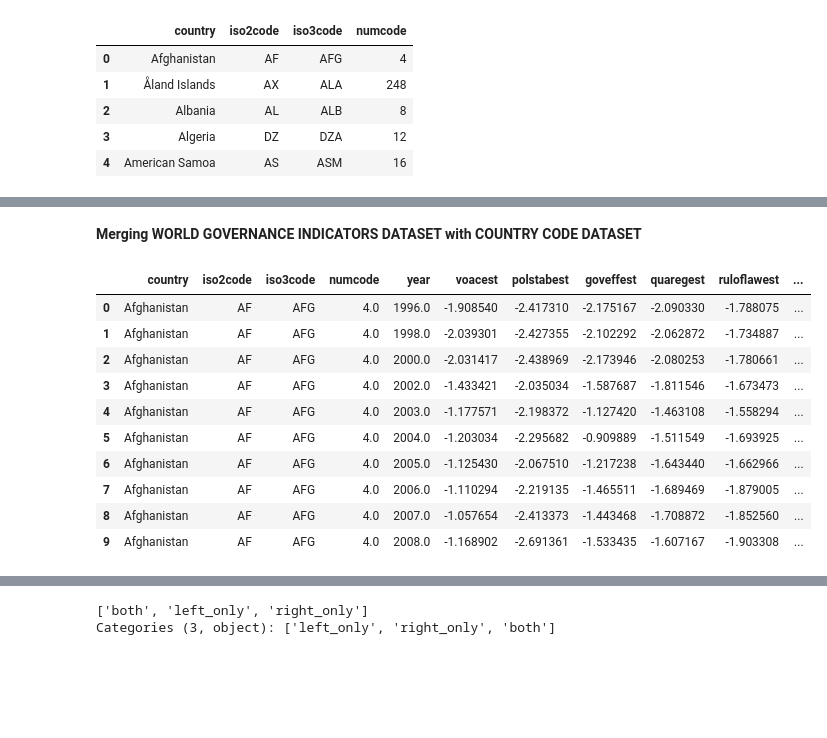
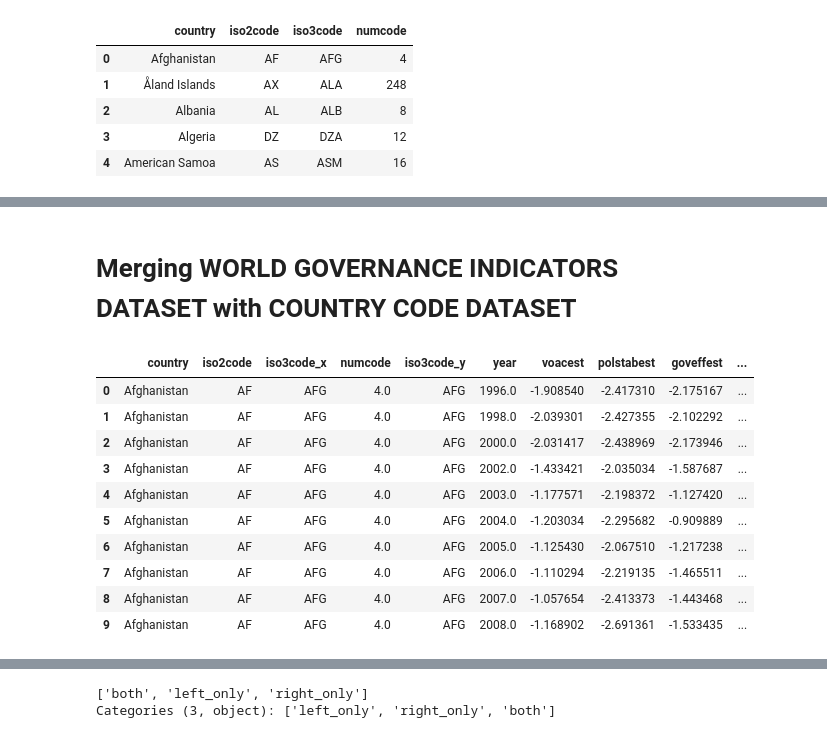
Before and after one commit to kandelprakashchandra/vis, a Jupyter notebook: PS2_Political_and_Socio_Economic_Impact_of_2009_Global_Recession.ipynb, the cells around one changed output, grey strips where cells are left out. Cells and saved outputs as stored; diff of their text form; code cells hidden in the pictures; blank space fills up the shorter version.

```diff
--- a/PS2_Political_and_Socio_Economic_Impact_of_2009_Global_Recession.ipynb
+++ b/PS2_Political_and_Socio_Economic_Impact_of_2009_Global_Recession.ipynb
@@ -333,21 +340,21 @@ array(['Aruba', 'Andorra', 'Afghanistan', 'Angola', 'Anguilla', 'Albania',
        'West Bank and Gaza', 'Samoa', 'Yemen, Rep.', 'South Africa',
        'Congo, Dem. Rep.', 'Zambia', 'Zimbabwe'], dtype=object)
 # %% [markdown]
-**Merging WORLD GOVERNANCE INDICATORS DATASET with COUNTRY CODE DATASET**
+# **Merging WORLD GOVERNANCE INDICATORS DATASET with COUNTRY CODE DATASET**
 # %%
-codegovmerged =pd.merge(countcodes, govindic, how='outer',  on=["iso3code", "country"], indicator=True) # merging on a common id variable 'code' and with the dataframe for country codes on the left
+codegovmerged =pd.merge(countcodes, govindic, how='outer',  on=["country"], indicator=True) # merging on a common id variable 'code' and with the dataframe for country codes on the left
 # Here the "inner" parameter was used to get numeric codes for countries in the dataset with the World Governace Indicators
 codegovmerged.head(10)
 codegovmerged.tail(10)
 # %% [output]
-|  | country | iso2code | iso3code | numcode | year | voacest | polstabest | goveffest | quaregest | ruloflawest | ... |
-| 0 | Afghanistan | AF | AFG | 4.0 | 1996.0 | -1.908540 | -2.417310 | -2.175167 | -2.090330 | -1.788075 | ... |
-| 1 | Afghanistan | AF | AFG | 4.0 | 1998.0 | -2.039301 | -2.427355 | -2.102292 | -2.062872 | -1.734887 | ... |
-| 2 | Afghanistan | AF | AFG | 4.0 | 2000.0 | -2.031417 | -2.438969 | -2.173946 | -2.080253 | -1.780661 | ... |
-| 3 | Afghanistan | AF | AFG | 4.0 | 2002.0 | -1.433421 | -2.035034 | -1.587687 | -1.811546 | -1.673473 | ... |
-| 4 | Afghanistan | AF | AFG | 4.0 | 2003.0 | -1.177571 | -2.198372 | -1.127420 | -1.463108 | -1.558294 | ... |
-| 5 | Afghanistan | AF | AFG | 4.0 | 2004.0 | -1.203034 | -2.295682 | -0.909889 | -1.511549 | -1.693925 | ... |
-| 6 | Afghanistan | AF | AFG | 4.0 | 2005.0 | -1.125430 | -2.067510 | -1.217238 | -1.643440 | -1.662966 | ... |
-| 7 | Afghanistan | AF | AFG | 4.0 | 2006.0 | -1.110294 | -2.219135 | -1.465511 | -1.689469 | -1.879005 | ... |
-| 8 | Afghanistan | AF | AFG | 4.0 | 2007.0 | -1.057654 | -2.413373 | -1.443468 | -1.708872 | -1.852560 | ... |
-| 9 | Afghanistan | AF | AFG | 4.0 | 2008.0 | -1.168902 | -2.691361 | -1.533435 | -1.607167 | -1.903308 | ... |
+|  | country | iso2code | iso3code_x | numcode | iso3code_y | year | voacest | polstabest | goveffest | ... |
+| 0 | Afghanistan | AF | AFG | 4.0 | AFG | 1996.0 | -1.908540 | -2.417310 | -2.175167 | ... |
+| 1 | Afghanistan | AF | AFG | 4.0 | AFG | 1998.0 | -2.039301 | -2.427355 | -2.102292 | ... |
+| 2 | Afghanistan | AF | AFG | 4.0 | AFG | 2000.0 | -2.031417 | -2.438969 | -2.173946 | ... |
+| 3 | Afghanistan | AF | AFG | 4.0 | AFG | 2002.0 | -1.433421 | -2.035034 | -1.587687 | ... |
+| 4 | Afghanistan | AF | AFG | 4.0 | AFG | 2003.0 | -1.177571 | -2.198372 | -1.127420 | ... |
+| 5 | Afghanistan | AF | AFG | 4.0 | AFG | 2004.0 | -1.203034 | -2.295682 | -0.909889 | ... |
+| 6 | Afghanistan | AF | AFG | 4.0 | AFG | 2005.0 | -1.125430 | -2.067510 | -1.217238 | ... |
+| 7 | Afghanistan | AF | AFG | 4.0 | AFG | 2006.0 | -1.110294 | -2.219135 | -1.465511 | ... |
+| 8 | Afghanistan | AF | AFG | 4.0 | AFG | 2007.0 | -1.057654 | -2.413373 | -1.443468 | ... |
+| 9 | Afghanistan | AF | AFG | 4.0 | AFG | 2008.0 | -1.168902 | -2.691361 | -1.533435 | ... |
```
Also changed, not shown: parts of 38 cells of this notebook.
